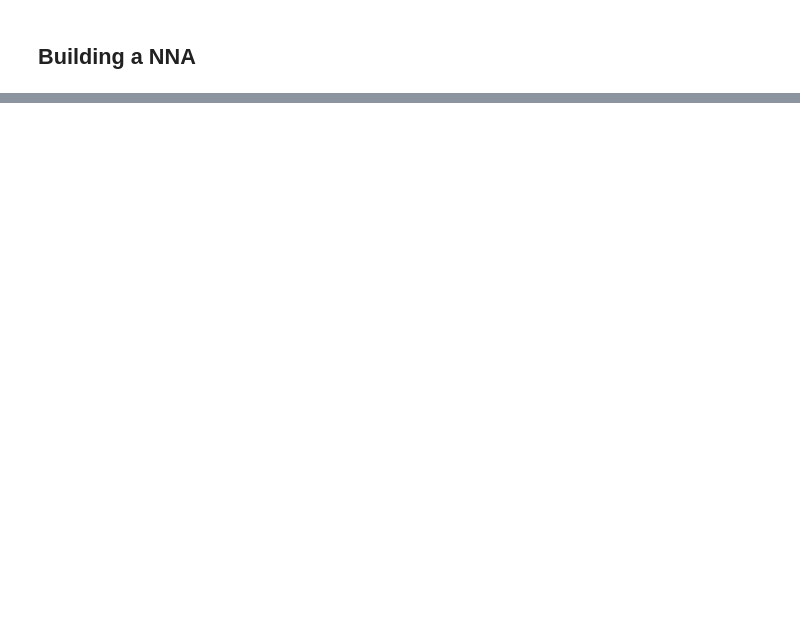
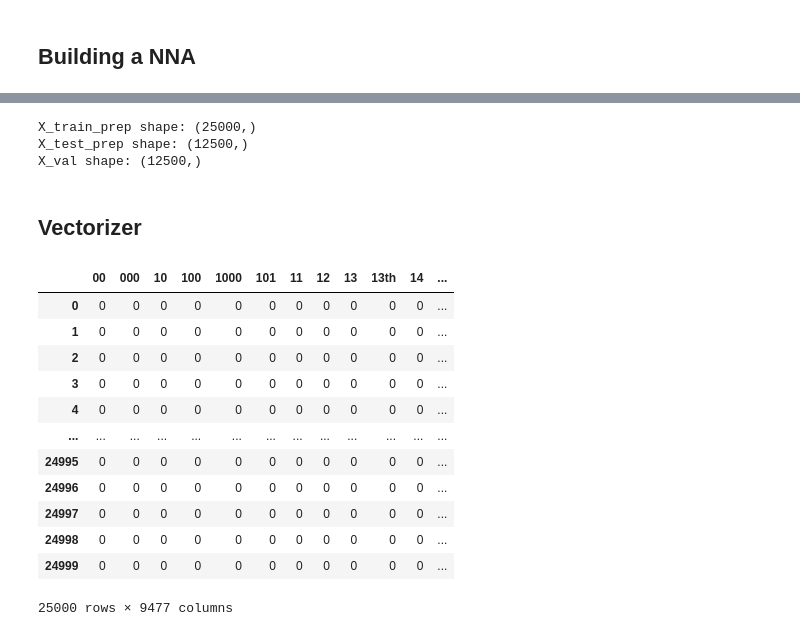
Before and after one commit to Gino1807/deep_learning, a Jupyter notebook: notebooks/Sentiment analisys.ipynb, the cells around one changed output, grey strips where cells are left out. Drawn from its saved outputs; the diff is of its cells as text; code cells hidden in the pictures; blank space fills up the shorter version.

```diff
--- a/notebooks/Sentiment analisys.ipynb
+++ b/notebooks/Sentiment analisys.ipynb
@@ -156,0 +181,6 @@ plt.show()
+# %%
+X_train_prep=[]
+X_test_prep=[]
+# %%
+for review in train_data:
+    X_train_prep.append(' '.join([reverse_word_index.get(i - 3, "") for i in review]))
@@ -156,0 +204,10 @@ plt.show()
+# %%
+print('X_train_prep shape:',np.array(X_train_prep).shape)
+print('X_test_prep shape:',np.array(X_test_prep).shape)
+print('X_val shape:',np.array(X_val_prep).shape)
+# %% [output]
+X_train_prep shape: (25000,)
+X_test_prep shape: (12500,)
+X_val shape: (12500,)
+# %% [markdown]
+## Vectorizer
@@ -156,0 +216,21 @@ plt.show()
+# %%
+vectorizer=CountVectorizer(stop_words='english',max_features=10000)
+X_train=vectorizer.fit_transform(X_train_prep)
+# %%
+X_train=X_train.toarray()
+# %%
+pd.DataFrame(X_train,columns=[vectorizer.get_feature_names_out()])
+# %% [output]
+|  | 00 | 000 | 10 | 100 | 1000 | 101 | 11 | 12 | 13 | 13th | 14 | ... |
+| 0 | 0 | 0 | 0 | 0 | 0 | 0 | 0 | 0 | 0 | 0 | 0 | ... |
+| 1 | 0 | 0 | 0 | 0 | 0 | 0 | 0 | 0 | 0 | 0 | 0 | ... |
+| 2 | 0 | 0 | 0 | 0 | 0 | 0 | 0 | 0 | 0 | 0 | 0 | ... |
+| 3 | 0 | 0 | 0 | 0 | 0 | 0 | 0 | 0 | 0 | 0 | 0 | ... |
+| 4 | 0 | 0 | 0 | 0 | 0 | 0 | 0 | 0 | 0 | 0 | 0 | ... |
+| ... | ... | ... | ... | ... | ... | ... | ... | ... | ... | ... | ... | ... |
+| 24995 | 0 | 0 | 0 | 0 | 0 | 0 | 0 | 0 | 0 | 0 | 0 | ... |
+| 24996 | 0 | 0 | 0 | 0 | 0 | 0 | 0 | 0 | 0 | 0 | 0 | ... |
+| 24997 | 0 | 0 | 0 | 0 | 0 | 0 | 0 | 0 | 0 | 0 | 0 | ... |
+| 24998 | 0 | 0 | 0 | 0 | 0 | 0 | 0 | 0 | 0 | 0 | 0 | ... |
+| 24999 | 0 | 0 | 0 | 0 | 0 | 0 | 0 | 0 | 0 | 0 | 0 | ... |
+25000 rows × 9477 columns
```
Also changed, not shown: parts of 35 cells of this notebook.
